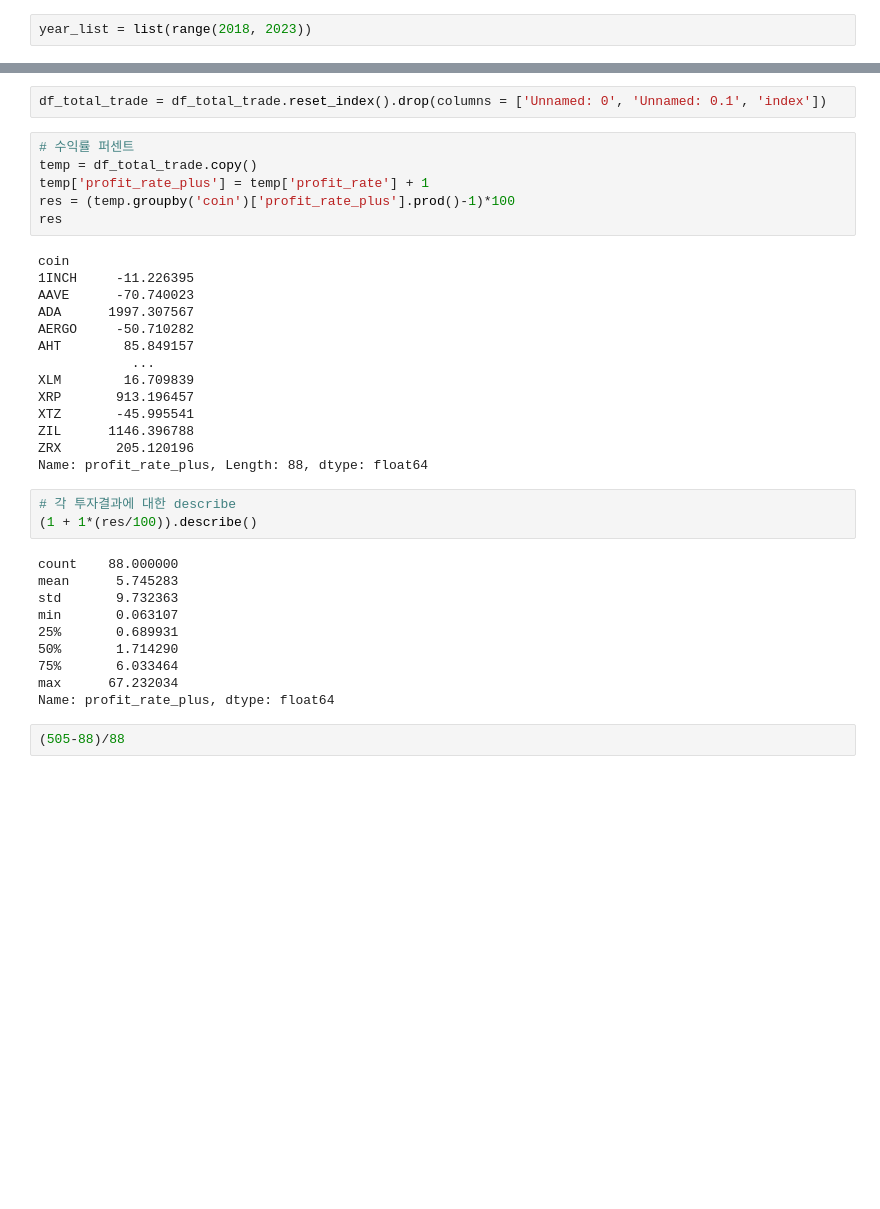
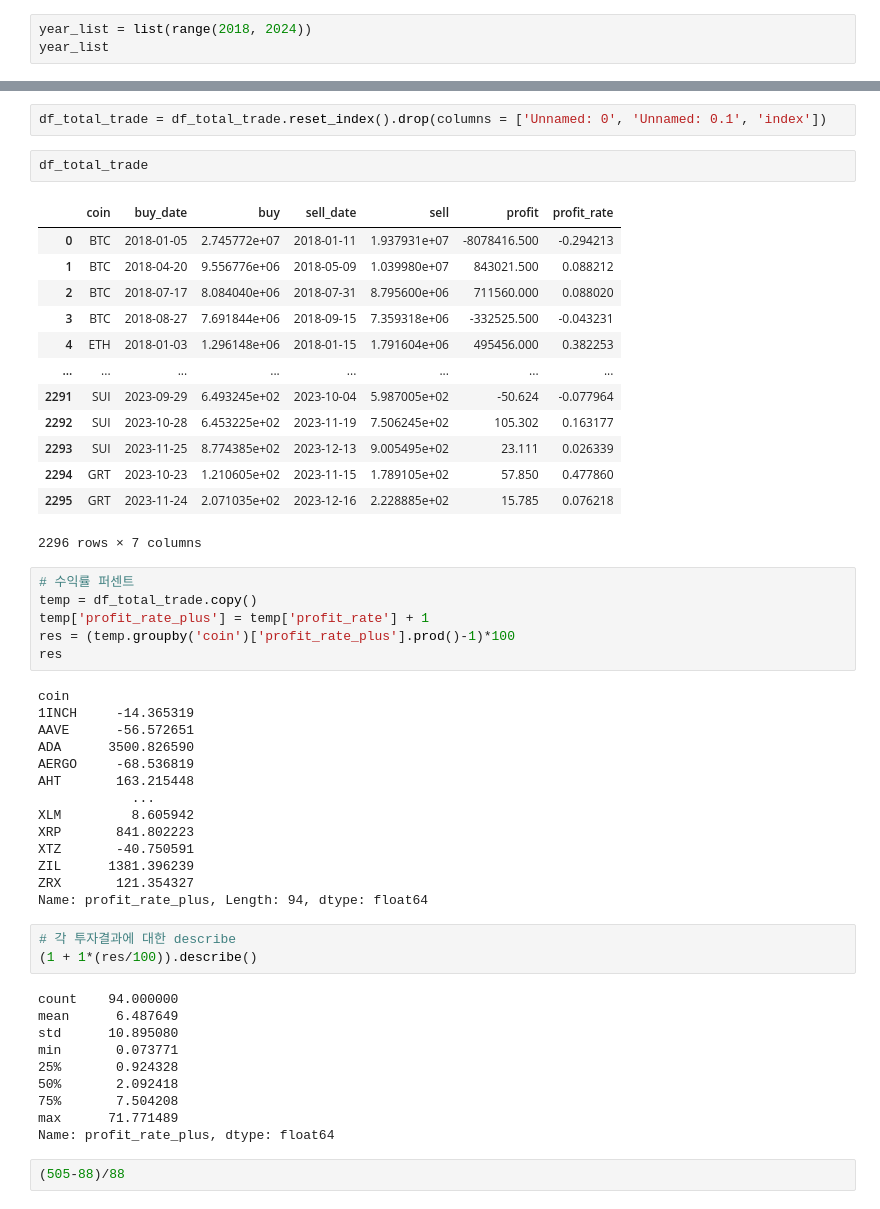
Before and after one commit to ppsygit/coinAnalysis, a Jupyter notebook: upbit_day1_trade_analysis_years.ipynb, the cells around one changed output, grey strips where cells are left out. Drawn from its saved outputs; the diff is of its cells as text; blank space fills up the shorter version.

```diff
--- a/upbit_day1_trade_analysis_years.ipynb
+++ b/upbit_day1_trade_analysis_years.ipynb
@@ -1,2 +1,3 @@
 # %%
-year_list = list(range(2018, 2023))
+year_list = list(range(2018, 2024))
+year_list
@@ -8,6 +11,22 @@ for year in year_list:
     df_total_trade = pd.concat([df_total_trade,df])
 # %%
 df_total_trade = df_total_trade.reset_index().drop(columns = ['Unnamed: 0', 'Unnamed: 0.1', 'index'])
+# %%
+df_total_trade
+# %% [output]
+|  | coin | buy_date | buy | sell_date | sell | profit | profit_rate |
+| 0 | BTC | 2018-01-05 | 2.745772e+07 | 2018-01-11 | 1.937931e+07 | -8078416.500 | -0.294213 |
+| 1 | BTC | 2018-04-20 | 9.556776e+06 | 2018-05-09 | 1.039980e+07 | 843021.500 | 0.088212 |
+| 2 | BTC | 2018-07-17 | 8.084040e+06 | 2018-07-31 | 8.795600e+06 | 711560.000 | 0.088020 |
+| 3 | BTC | 2018-08-27 | 7.691844e+06 | 2018-09-15 | 7.359318e+06 | -332525.500 | -0.043231 |
+| 4 | ETH | 2018-01-03 | 1.296148e+06 | 2018-01-15 | 1.791604e+06 | 495456.000 | 0.382253 |
+| ... | ... | ... | ... | ... | ... | ... | ... |
+| 2291 | SUI | 2023-09-29 | 6.493245e+02 | 2023-10-04 | 5.987005e+02 | -50.624 | -0.077964 |
+| 2292 | SUI | 2023-10-28 | 6.453225e+02 | 2023-11-19 | 7.506245e+02 | 105.302 | 0.163177 |
+| 2293 | SUI | 2023-11-25 | 8.774385e+02 | 2023-12-13 | 9.005495e+02 | 23.111 | 0.026339 |
+| 2294 | GRT | 2023-10-23 | 1.210605e+02 | 2023-11-15 | 1.789105e+02 | 57.850 | 0.477860 |
+| 2295 | GRT | 2023-11-24 | 2.071035e+02 | 2023-12-16 | 2.228885e+02 | 15.785 | 0.076218 |
+2296 rows × 7 columns
 # %%
 # 수익률 퍼센트
 temp = df_total_trade.copy()
@@ -16,30 +35,30 @@ res = (temp.groupby('coin')['profit_rate_plus'].prod()-1)*100
 res
 # %% [output]
 coin
-1INCH     -11.226395
-AAVE      -70.740023
-ADA      1997.307567
-AERGO     -50.710282
-AHT        85.849157
+1INCH     -14.365319
+AAVE      -56.572651
+ADA      3500.826590
+AERGO     -68.536819
+AHT       163.215448
             ...
-XLM        16.709839
-XRP       913.196457
-XTZ       -45.995541
-ZIL      1146.396788
-ZRX       205.120196
-Name: profit_rate_plus, Length: 88, dtype: float64
+XLM         8.605942
+XRP       841.802223
+XTZ       -40.750591
+ZIL      1381.396239
+ZRX       121.354327
+Name: profit_rate_plus, Length: 94, dtype: float64
 # %%
 # 각 투자결과에 대한 describe
 (1 + 1*(res/100)).describe()
 # %% [output]
-count    88.000000
-mean      5.745283
-std       9.732363
-min       0.063107
-25%       0.689931
-50%       1.714290
-75%       6.033464
-max      67.232034
+count    94.000000
+mean      6.487649
+std      10.895080
+min       0.073771
+25%       0.924328
+50%       2.092418
+75%       7.504208
+max      71.771489
 Name: profit_rate_plus, dtype: float64
 # %%
 (505-88)/88
```
Also changed, not shown: parts of 2 cells of this notebook, 1 other file.
